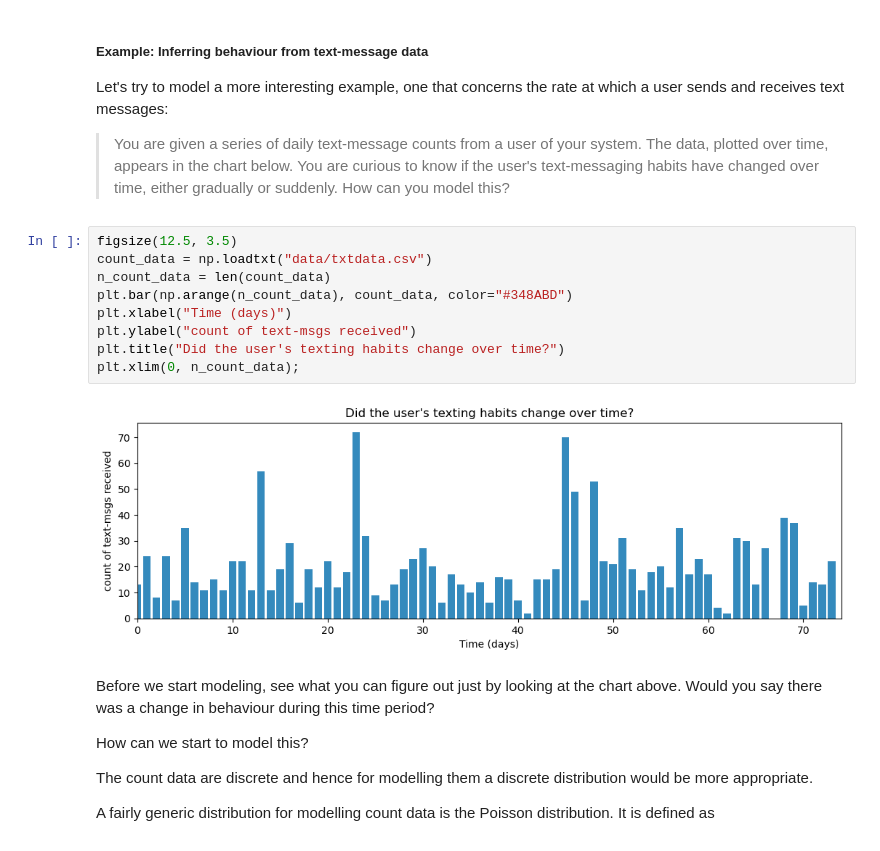
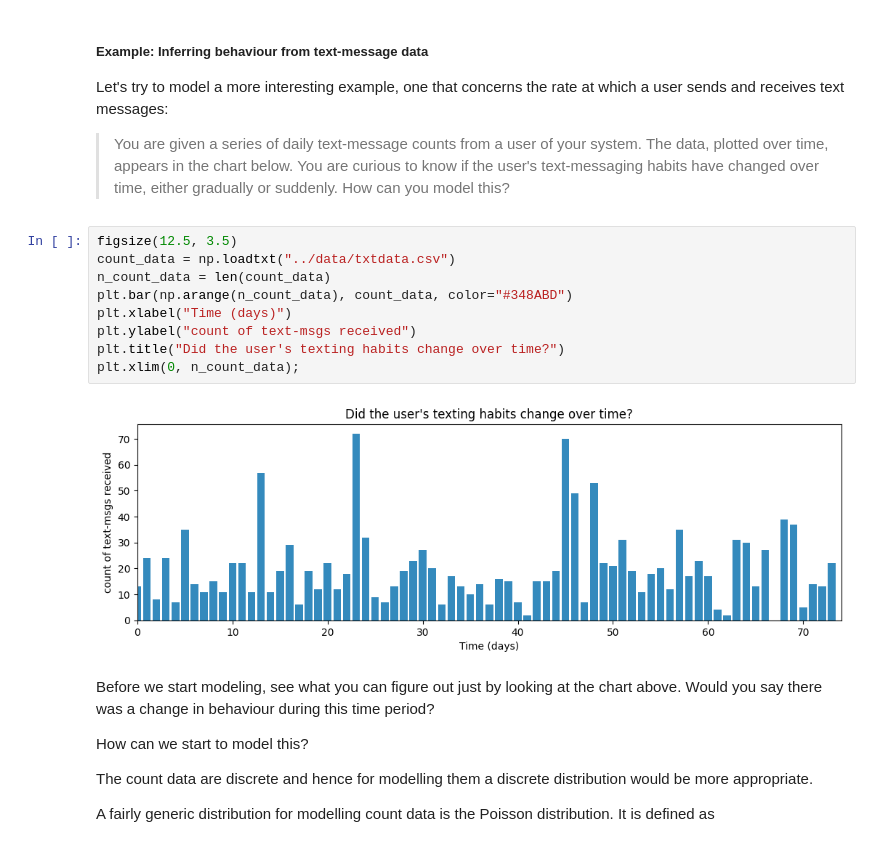
Before and after one commit to jorobledo/blcourse_test, a Jupyter notebook: BLcourse1/Lecture_1_examples_pymc.ipynb, the cells around one changed output. Drawn from its saved outputs; the diff is of its cells as text.

```diff
--- a/BLcourse1/Lecture_1_examples_pymc.ipynb
+++ b/BLcourse1/Lecture_1_examples_pymc.ipynb
@@ -94,15 +107,15 @@ Let's try to model a more interesting example, one that concerns the rate at whi
 >  You are given a series of daily text-message counts from a user of your system. The data, plotted over time, appears in the chart below. You are curious to know if the user's text-messaging habits have changed over time, either gradually or suddenly. How can you model this?
 # %%
 figsize(12.5, 3.5)
-count_data = np.loadtxt("data/txtdata.csv")
+count_data = np.loadtxt("../data/txtdata.csv")
 n_count_data = len(count_data)
 plt.bar(np.arange(n_count_data), count_data, color="#348ABD")
 plt.xlabel("Time (days)")
 plt.ylabel("count of text-msgs received")
 plt.title("Did the user's texting habits change over time?")
 plt.xlim(0, n_count_data);
 # %% [output]
-[figure, old version]
+[figure, new version]
 # %% [markdown]
 Before we start modeling, see what you can figure out just by looking at the chart above. Would you say there was a change in behaviour during this time period?
 
```
Also changed, not shown: parts of 11 cells of this notebook.
